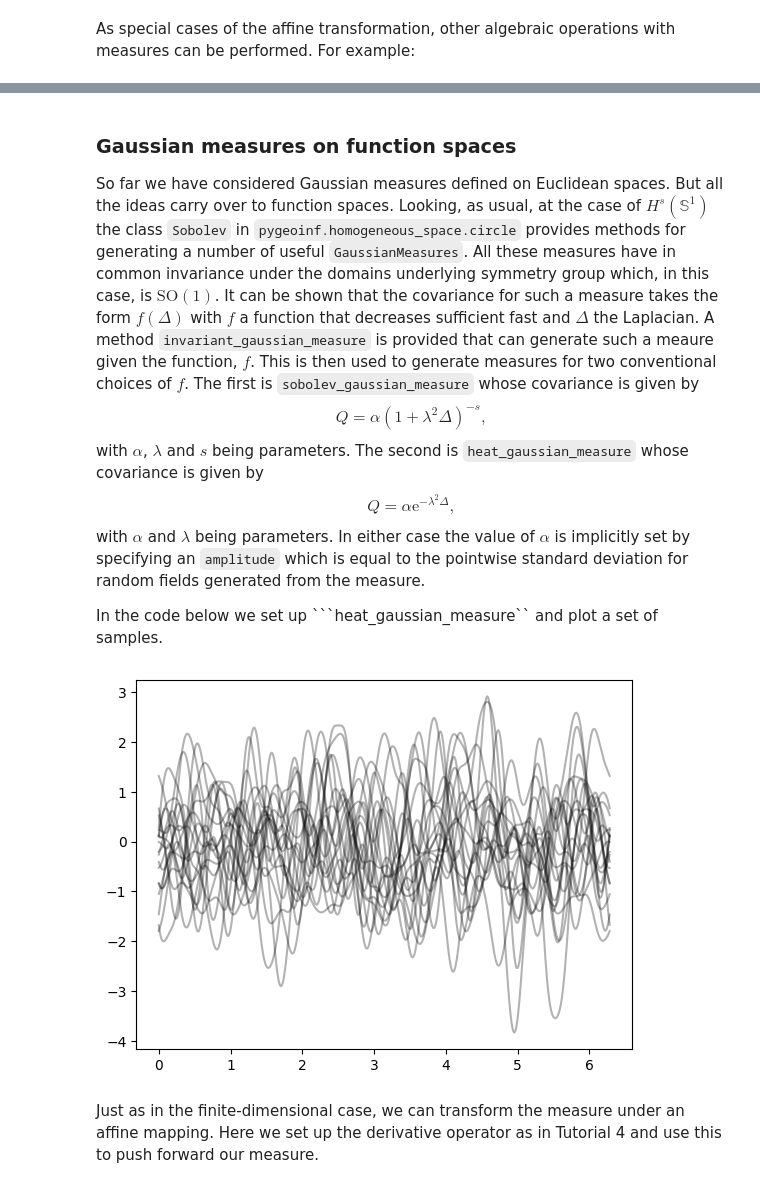
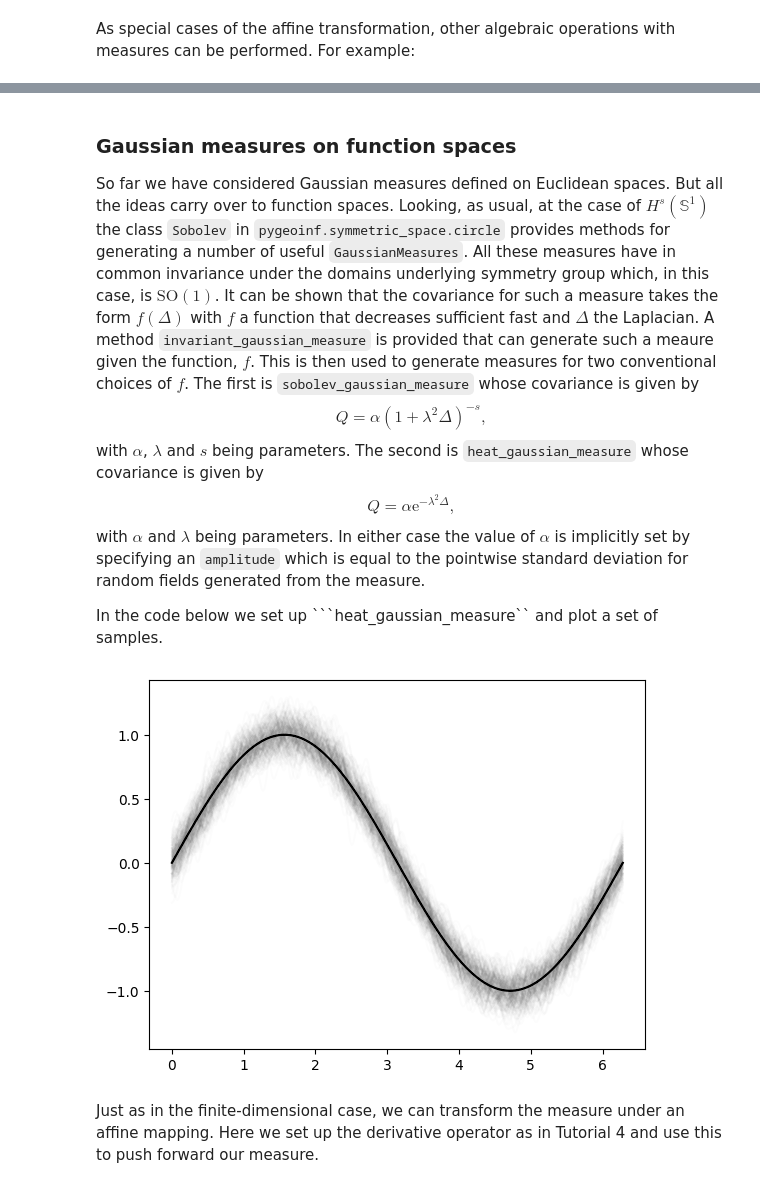
Before and after one commit to da380/pygeoinf, a Jupyter notebook: tutorials/t5.ipynb, the cells around one changed output, grey strips where cells are left out. Drawn from its saved outputs; the diff is of its cells as text; code cells hidden in the pictures.

Commit message:
homogeneous_space renamed

````diff
--- a/tutorials/t5.ipynb
+++ b/tutorials/t5.ipynb
@@ -241,7 +241,7 @@ Covariance of the measure:
 # %% [markdown]
 ### Gaussian measures on function spaces
 
-So far we have considered Gaussian measures defined on Euclidean spaces. But all the ideas carry over to function spaces. Looking, as usual, at the case of $H^{s}(\mathbb{S}^{1})$ the class ```Sobolev``` in ```pygeoinf.homogeneous_space.circle``` provides methods for generating a number of useful ```GaussianMeasures```. All these measures have in common invariance under the domains underlying symmetry group which, in this case, is $\mathrm{SO}(1)$. It can be shown that the covariance for such a measure takes the form $f(\Delta)$ with $f$ a function that decreases sufficient fast and $\Delta$ the Laplacian. A method ```invariant_gaussian_measure``` is provided that can generate such a meaure given the function, $f$. This is then used to generate measures for two conventional choices of $f$. The first is ```sobolev_gaussian_measure``` whose covariance is given by
+So far we have considered Gaussian measures defined on Euclidean spaces. But all the ideas carry over to function spaces. Looking, as usual, at the case of $H^{s}(\mathbb{S}^{1})$ the class ```Sobolev``` in ```pygeoinf.symmetric_space.circle``` provides methods for generating a number of useful ```GaussianMeasures```. All these measures have in common invariance under the domains underlying symmetry group which, in this case, is $\mathrm{SO}(1)$. It can be shown that the covariance for such a measure takes the form $f(\Delta)$ with $f$ a function that decreases sufficient fast and $\Delta$ the Laplacian. A method ```invariant_gaussian_measure``` is provided that can generate such a meaure given the function, $f$. This is then used to generate measures for two conventional choices of $f$. The first is ```sobolev_gaussian_measure``` whose covariance is given by
 $$
 Q = \alpha (1 + \lambda^{2}\Delta)^{-s},
 $$
@@ -254,20 +254,24 @@ with $\alpha$ and $\lambda$ being parameters. In either case the value of $\alph
 In the code below we set up ```heat_gaussian_measure`` and plot a set of samples.
 # %%
 import matplotlib.pyplot as plt
-from pygeoinf.homogeneous_space.circle import Sobolev
+from pygeoinf.symmetric_space.circle import Sobolev
 
 X = Sobolev.from_sobolev_parameters(2,0.01)
 
-mu = X.heat_gaussian_measure(0.1, 1)
+u = X.project_function(lambda th : np.sin(th))
+
+mu = X.heat_gaussian_measure(0.05, 0.1, expectation=u)
 
 fig, ax = plt.subplots()
-samples = mu.samples(20)
+X.plot(mu.expectation, fig=fig, ax=ax, color = 'k')
+number_of_samples = 100
+samples = mu.samples(n)
 for sample in samples:
-    X.plot(sample, fig=fig, ax=ax, color = 'k', alpha = 0.3)
+    X.plot(sample, fig=fig, ax=ax, color = 'k', alpha = 1/number_of_samples)
 
 plt.show()
 # %% [output]
-[figure, old version]
+[figure, new version]
 # %% [markdown]
 Just as in the finite-dimensional case, we can transform the measure under an affine mapping. Here we set up the derivative operator as in Tutorial 4 and use this to push forward our measure.
 # %%
````
Also changed, not shown: parts of 6 cells of this notebook, 16 other files.
